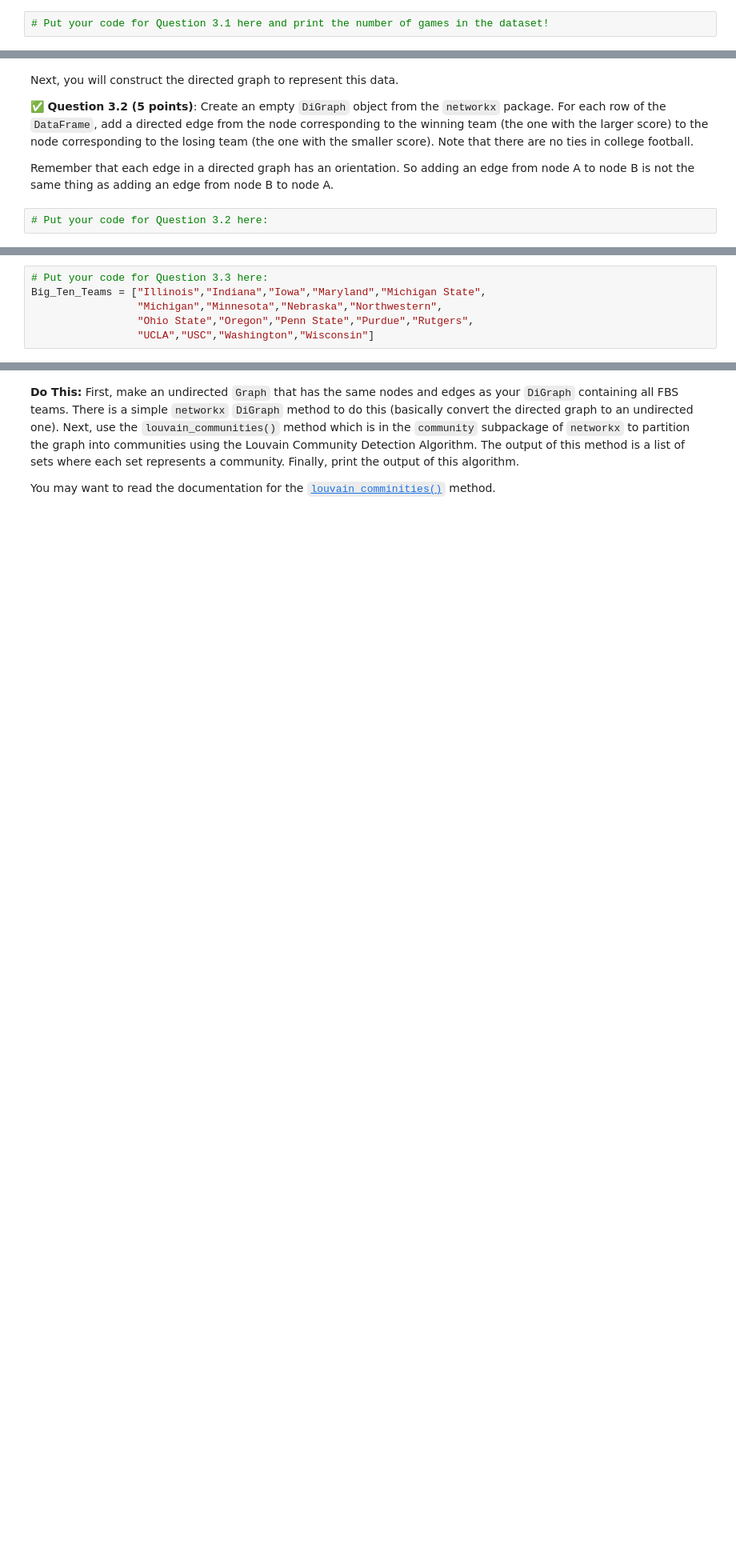
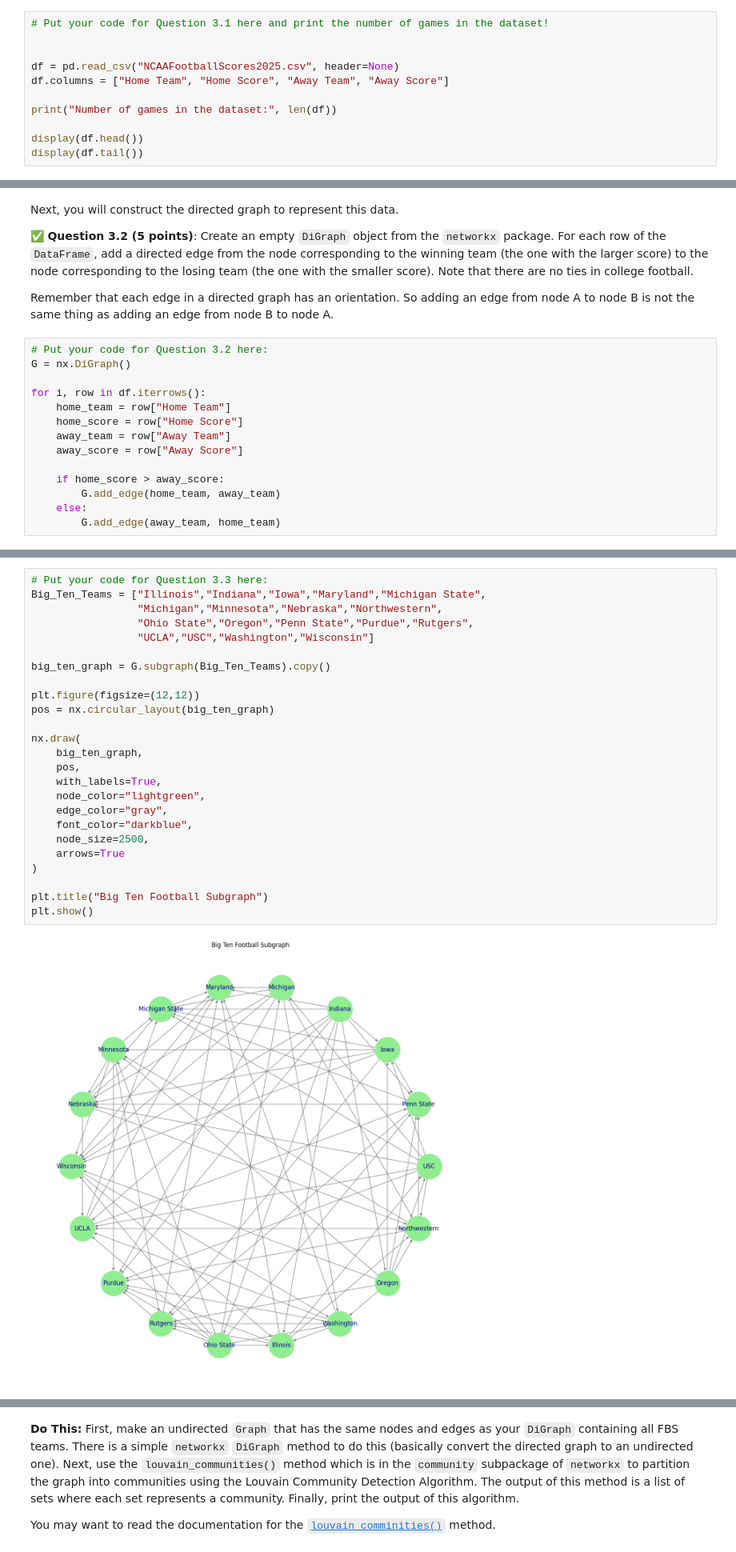
Before and after one commit to Nicolas0622/cmse202-s26-turnin, a Jupyter notebook: hw-02/HW-02_ABMandGraphTheory-STUDENT.ipynb, the cells around one changed output, grey strips where cells are left out. Shown at 80% size. Saved outputs shown, nothing was run; the diff lists cells and outputs as text; blank space fills up the shorter version.

```diff
--- a/hw-02/HW-02_ABMandGraphTheory-STUDENT.ipynb
+++ b/hw-02/HW-02_ABMandGraphTheory-STUDENT.ipynb
@@ -514,3 +516,12 @@ Each row contains data from one game between two FBS teams. The first and third
 **Do This:** Load the data in this file into a `Pandas` `DataFrame`, and **give the columns appropriate titles**.  Print how many games are summarized in this dataset?  And, Display the first few and last few rows of the `DataFrame`.
 # %%
 # Put your code for Question 3.1 here and print the number of games in the dataset!
+
+
+df = pd.read_csv("NCAAFootballScores2025.csv", header=None)
+df.columns = ["Home Team", "Home Score", "Away Team", "Away Score"]
+
+print("Number of games in the dataset:", len(df))
+
+display(df.head())
+display(df.tail())
@@ -522,6 +547,18 @@ Next, you will construct the directed graph to represent this data.
 Remember that each edge in a directed graph has an orientation. So adding an edge from node A to node B is not the same thing as adding an edge from node B to node A.
 # %%
 # Put your code for Question 3.2 here:
+G = nx.DiGraph()
+
+for i, row in df.iterrows():
+    home_team = row["Home Team"]
+    home_score = row["Home Score"]
+    away_team = row["Away Team"]
+    away_score = row["Away Score"]
+
+    if home_score > away_score:
+        G.add_edge(home_team, away_team)
+    else:
+        G.add_edge(away_team, home_team)
 # %% [markdown]
 This graph has over 100 nodes and hundreds of edges, so it will be hard to look at the entire graph at once. But we can construct and display a small subgraph of the entire directed graph.
 
@@ -536,9 +573,30 @@ If you do this part correctly, you should get something that looks like this:<br
 # %%
 # Put your code for Question 3.3 here:
 Big_Ten_Teams = ["Illinois","Indiana","Iowa","Maryland","Michigan State",
                  "Michigan","Minnesota","Nebraska","Northwestern",
                  "Ohio State","Oregon","Penn State","Purdue","Rutgers",
                  "UCLA","USC","Washington","Wisconsin"]
+
+big_ten_graph = G.subgraph(Big_Ten_Teams).copy()
+
+plt.figure(figsize=(12,12))
+pos = nx.circular_layout(big_ten_graph)
+
+nx.draw(
+    big_ten_graph,
+    pos,
+    with_labels=True,
+    node_color="lightgreen",
+    edge_color="gray",
+    font_color="darkblue",
+    node_size=2500,
+    arrows=True
+)
+
+plt.title("Big Ten Football Subgraph")
+plt.show()
+# %% [output]
+[figure, added]
 # %% [markdown]
 &#9989;  **Question 3.4 (6 points total)**: For each part of Question 3.4, use either or both of the `DiGraph` objects you created along with a short amount of networkx code to find answer. **Note that you must use a networkx method to receive credit, and answers based on using the original csv file, the DataFrame, or by simply looking at the plot in Question 3.3 will not receive credit.**
 
```
Also changed, not shown: parts of 14 cells of this notebook.
